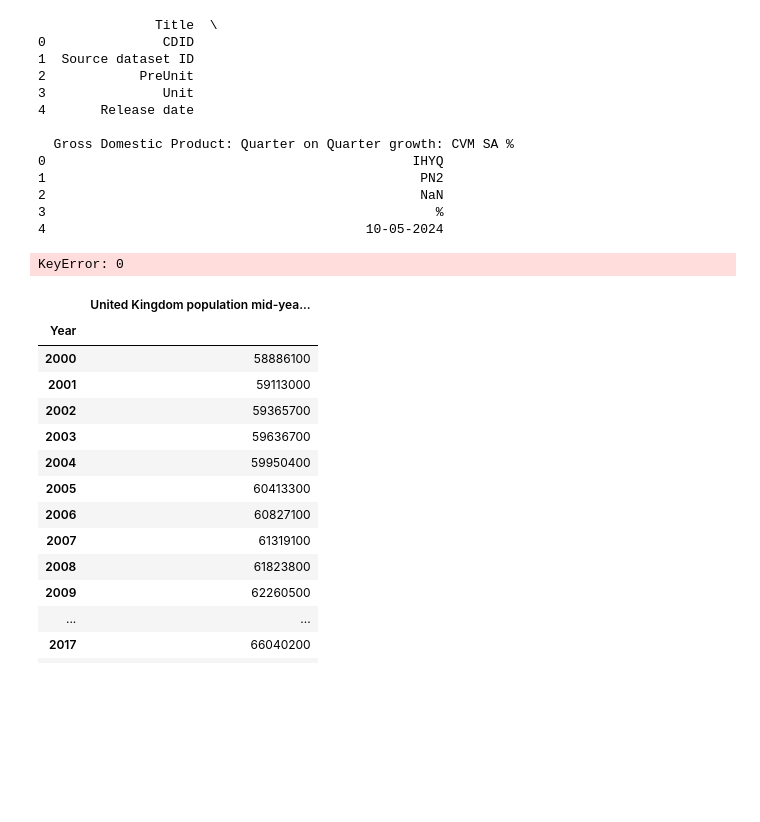
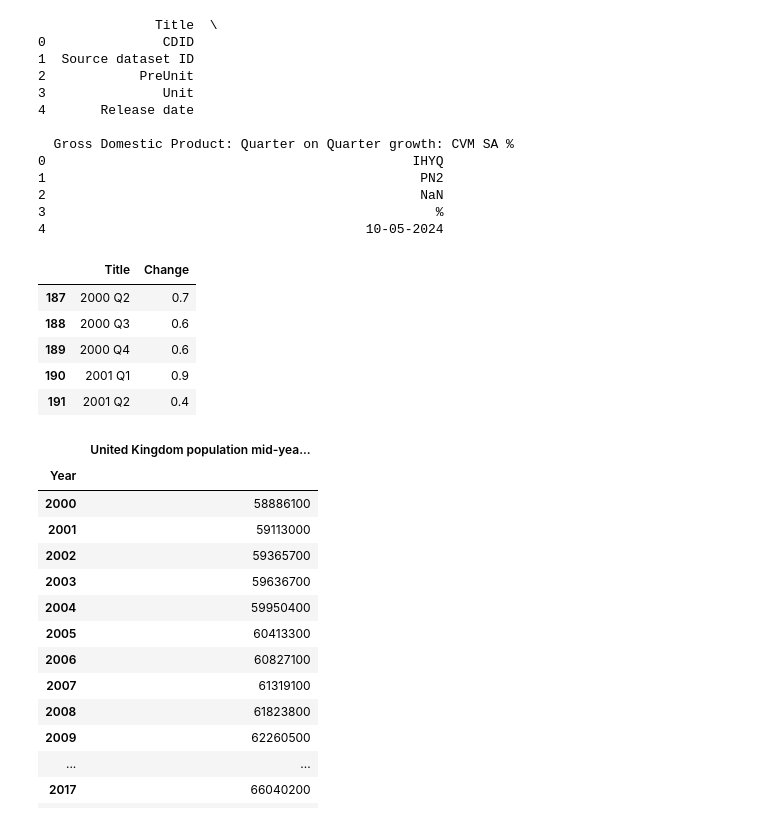
Before and after one commit to SureFoot0/CERA, a Jupyter notebook: MathModel.ipynb, the cells around one changed output. Drawn from its saved outputs; the diff is of its cells as text; code cells hidden in the pictures; blank space fills up the shorter version.

```diff
--- a/MathModel.ipynb
+++ b/MathModel.ipynb
@@ -5,39 +5,45 @@ from functools import reduce
 GDP = pd.read_csv("GDP_data.csv")
 print(GDP.head())
 GDP = GDP.drop(GDP.index[:187])
 OriginalGDP = 85917
 GDP = GDP.rename(columns = {"Gross Domestic Product: Quarter on Quarter growth: CVM SA %":"Change"})
-print(type(GDP["Change"][0]))
-Change = [1 + (num.astype(float) / 100) for num in GDP["Change"]]
+GDP['Change'] = pd.to_numeric(GDP['Change'], errors='coerce')
+Change = [1 + (num / 100) for num in GDP["Change"]]
 def multiply(x, y):
     return x * y
 YearGDP = []
+GDPnum = 0
 for i in range(0, len(GDP), 4):
     GDPnum = 0
     if  i == 0:
         YearGDP.append(OriginalGDP)
     else:
         YearGDP.append(YearGDP[-1] * reduce(multiply, Change))
-
-GDP_t = pd.DataFrame({"Year":[i for i in range(2000, 2024)], "GDP Growth":GDP_avg})
+    GDPnum += 1
+GDP_t = pd.DataFrame({"Year":[i for i in range(2000, 2024)], "GDP Growth":YearGDP})
 GDP_t = GDP_t.drop(GDP_t.index[-2:])
 GDP_t = GDP_t.set_index("Year")
-GDP_t
+GDP.head()
 # %% [output]
                Title  \
 0               CDID
 1  Source dataset ID
 2            PreUnit
 3               Unit
 4       Release date
 
   Gross Domestic Product: Quarter on Quarter growth: CVM SA %
 0                                               IHYQ
 1                                                PN2
 2                                                NaN
 3                                                  %
 4                                         10-05-2024
-KeyError: 0
+|  | Title | Change |
+| 187 | 2000 Q2 | 0.7 |
+| 188 | 2000 Q3 | 0.6 |
+| 189 | 2000 Q4 | 0.6 |
+| 190 | 2001 Q1 | 0.9 |
+| 191 | 2001 Q2 | 0.4 |
 # %%
 POP_t = pd.read_csv("POPt_data.csv")
 POP_t = POP_t.drop(POP_t.index[:36])
```
Also changed, not shown: parts of 8 cells of this notebook.
